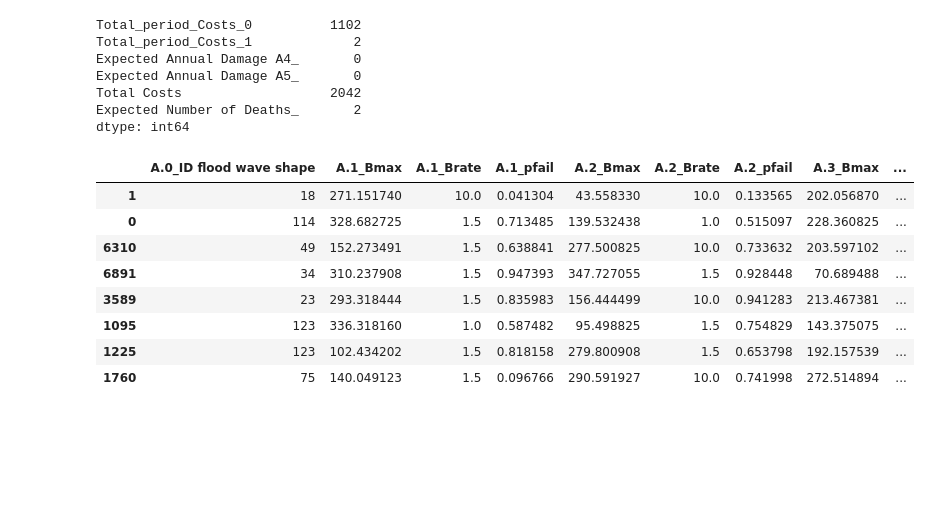
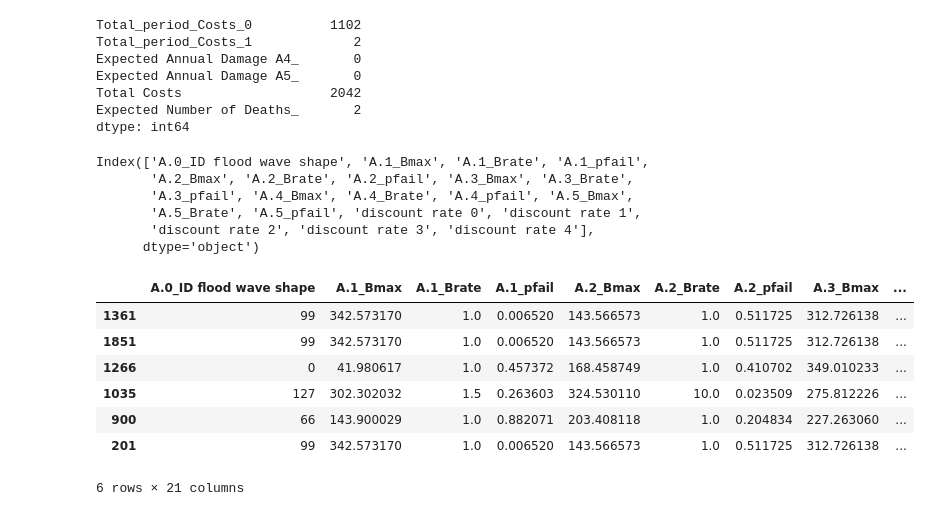
Before and after one commit to yhienz/epa141A_group3, a Jupyter notebook: final_ass_time_changed/2. Exploration_overijssel.ipynb, the cells around one changed output. Drawn from its saved outputs; the diff is of its cells as text; code cells hidden in the pictures; blank space fills up the shorter version.

```diff
--- a/final_ass_time_changed/2. Exploration_overijssel.ipynb
+++ b/final_ass_time_changed/2. Exploration_overijssel.ipynb
@@ -371,17 +267,25 @@ Expected Annual Damage A5_       0
 Total Costs                   2042
 Expected Number of Deaths_       2
 dtype: int64
+# %%
+x.columns
+# %% [output]
+Index(['A.0_ID flood wave shape', 'A.1_Bmax', 'A.1_Brate', 'A.1_pfail',
+       'A.2_Bmax', 'A.2_Brate', 'A.2_pfail', 'A.3_Bmax', 'A.3_Brate',
+       'A.3_pfail', 'A.4_Bmax', 'A.4_Brate', 'A.4_pfail', 'A.5_Bmax',
+       'A.5_Brate', 'A.5_pfail', 'discount rate 0', 'discount rate 1',
+       'discount rate 2', 'discount rate 3', 'discount rate 4'],
+      dtype='object')
 # %%
 # also all we need are the uncertainty columns
-selected = experiments_pol_set.loc[[1, 0, 6310, 6891, 3589, 1095, 1225, 1760], ['A.0_ID flood wave shape', 'A.1_Bmax', 'A.1_Brate', 'A.1_pfail', 'A.2_Bmax', 'A.2_Brate', 'A.2_pfail', 'A.3_Bmax', 'A.3_Brate', 'A.3_pfail', 'A.4_Bmax', 'A.4_Brate', 'A.4_pfail', 'A.5_Bmax', 'A.5_Brate', 'A.5_pfail', 'discount rate 0', 'discount rate 1','discount rate 2']]
+selected = experiments.loc[[ 1361, 1851, 1266,1035, 900, 201, 0,2, 2042, 1102], x.columns]
 selected
 # %% [output]
 |  | A.0_ID flood wave shape | A.1_Bmax | A.1_Brate | A.1_pfail | A.2_Bmax | A.2_Brate | A.2_pfail | A.3_Bmax | ... |
-| 1 | 18 | 271.151740 | 10.0 | 0.041304 | 43.558330 | 10.0 | 0.133565 | 202.056870 | ... |
-| 0 | 114 | 328.682725 | 1.5 | 0.713485 | 139.532438 | 1.0 | 0.515097 | 228.360825 | ... |
-| 6310 | 49 | 152.273491 | 1.5 | 0.638841 | 277.500825 | 10.0 | 0.733632 | 203.597102 | ... |
-| 6891 | 34 | 310.237908 | 1.5 | 0.947393 | 347.727055 | 1.5 | 0.928448 | 70.689488 | ... |
-| 3589 | 23 | 293.318444 | 1.5 | 0.835983 | 156.444499 | 10.0 | 0.941283 | 213.467381 | ... |
-| 1095 | 123 | 336.318160 | 1.0 | 0.587482 | 95.498825 | 1.5 | 0.754829 | 143.375075 | ... |
-| 1225 | 123 | 102.434202 | 1.5 | 0.818158 | 279.800908 | 1.5 | 0.653798 | 192.157539 | ... |
-| 1760 | 75 | 140.049123 | 1.5 | 0.096766 | 290.591927 | 10.0 | 0.741998 | 272.514894 | ... |
+| 1361 | 99 | 342.573170 | 1.0 | 0.006520 | 143.566573 | 1.0 | 0.511725 | 312.726138 | ... |
+| 1851 | 99 | 342.573170 | 1.0 | 0.006520 | 143.566573 | 1.0 | 0.511725 | 312.726138 | ... |
+| 1266 | 0 | 41.980617 | 1.0 | 0.457372 | 168.458749 | 1.0 | 0.410702 | 349.010233 | ... |
+| 1035 | 127 | 302.302032 | 1.5 | 0.263603 | 324.530110 | 10.0 | 0.023509 | 275.812226 | ... |
+| 900 | 66 | 143.900029 | 1.0 | 0.882071 | 203.408118 | 1.0 | 0.204834 | 227.263060 | ... |
+| 201 | 99 | 342.573170 | 1.0 | 0.006520 | 143.566573 | 1.0 | 0.511725 | 312.726138 | ... |
+6 rows × 21 columns
```
Also changed, not shown: parts of 17 cells of this notebook, 34 other files.
